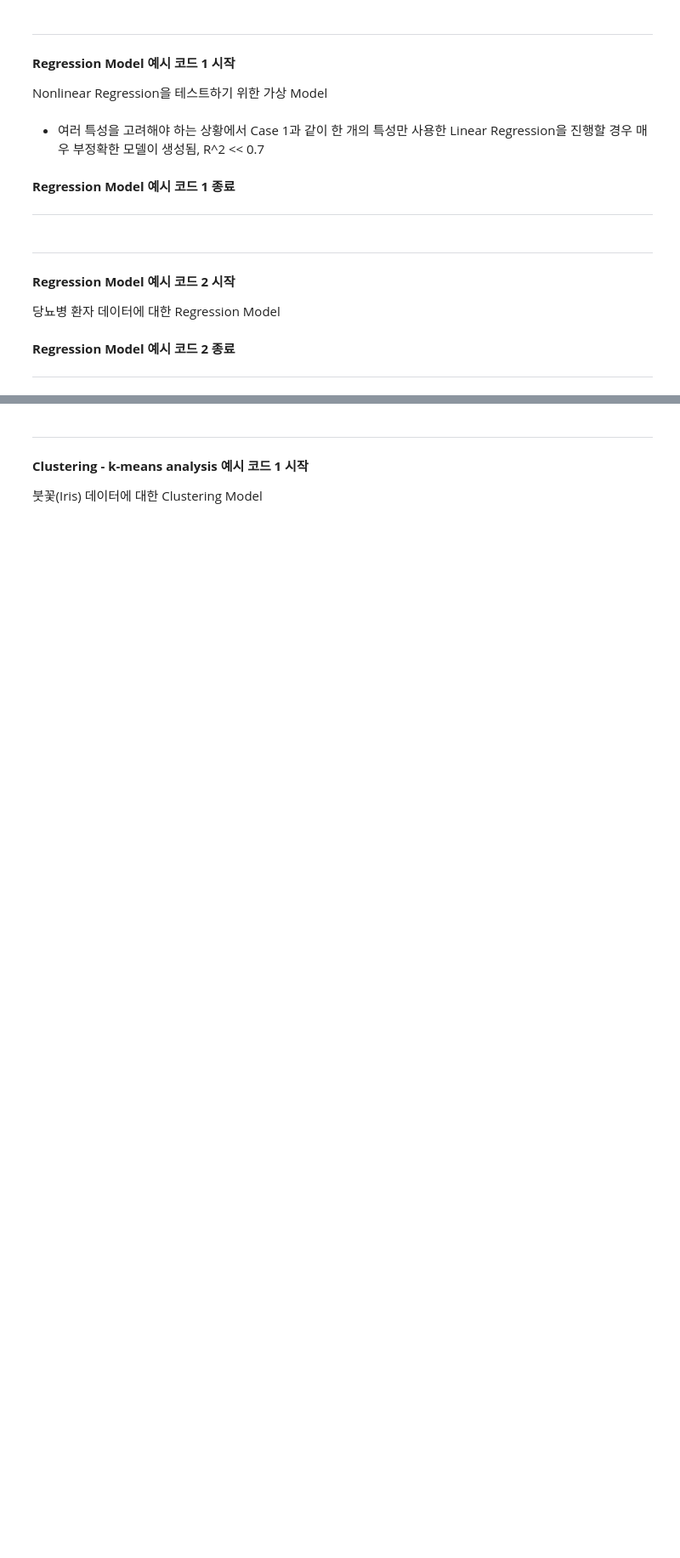
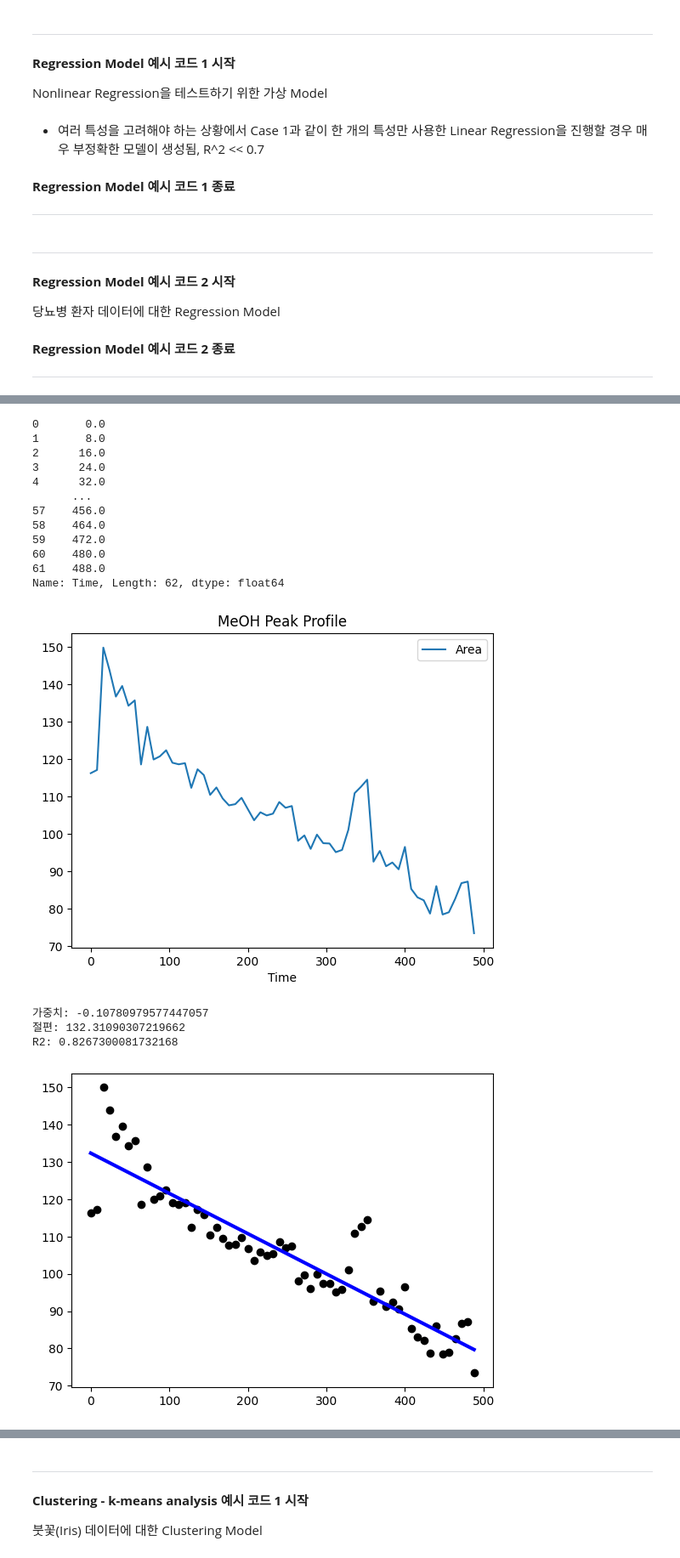
Before and after one commit to imbiotech/skbtML, a Jupyter notebook: k_pda_gmp_w_s.ipynb, the cells around one changed output, grey strips where cells are left out. Shown at 85% size. Drawn from its saved outputs; the diff is of its cells as text; code cells hidden in the pictures; blank space fills up the shorter version.

```diff
--- a/k_pda_gmp_w_s.ipynb
+++ b/k_pda_gmp_w_s.ipynb
@@ -535,0 +511,77 @@ plt.show()
+# %%
+import pandas as pd
+import matplotlib.pyplot as plt
+from sklearn import linear_model
+import datetime
+
+
+# 데이터 불러오기, 시간 별로 분석된 MeOH Peak Profile 데이터
+data = pd.read_csv("MeOH_profile.csv")
+
+
+# Time 열은 datetime 형태로 변환 후 2023-11-06 21:00을 0 시간으로 설정하여 시간차 계산 후 float 형으로 변환
+data["Time"] = pd.to_datetime(data["Time"])
+timezero = data["Time"][0]
+data["Time"] = data["Time"] - data["Time"][0]
+data["Time"] = data["Time"].dt.total_seconds() / 3600
+data["Time"] = data["Time"].astype(float)
+print(data["Time"])
+
+
+# Date 열을 인덱스로 설정
+data2 = data.copy()
+data2.set_index("Time", inplace=True)
+
+
+# 데이터 시각화, x-axis: Time, y-axis: Area, Title: MeOH Peak Profile
+data2.plot()
+plt.title("MeOH Peak Profile")
+plt.show()
+
+
+# 검증 없이 훈련 데이터만 사용하여 모델 생성 및 훈련
+model = linear_model.LinearRegression()
+model.fit(data[["Time"]], data[["Area"]])
+# Reshape your data either using array.reshape(-1, 1) if your data has a single feature or array.reshape(1, -1) if it contains a single sample.
+# 훈련 데이터의 형태가 1차원 배열이므로 2차원 배열로 변환 필요
+# 2차원으로 변환 필요한 이유? 2차원 배열로 변환하지 않으면 모델이 데이터를 인식하지 못함
+
+
+# 훈련 결과 확인
+print(f"가중치(기울기): {model.coef_[0][0]}") # 가중치 출력
+print(f"절편: {model.intercept_[0]}") # 절편 출력
+print(f'R2: {model.score(data[["Time"]], data[["Area"]])}') # 모델의 결정 계수(R^2) 출력
+
+
+# 훈련 결과 시각화
+plt.scatter(data[["Time"]], data[["Area"]], color="black")
+plt.plot(data[["Time"]], model.predict(data[["Time"]]), color="blue", linewidth=3)
+plt.show()
+
+
+# 생성된 모델로 Area가 0이되는 시간을 예측
+i = 0
+while True:
+    breakpoint = model.intercept_[0] + model.coef_[0][0] * i
+    if breakpoint <= 0:
+        break
+    i +=0.1
+print("Area가 0이 되는 시간: ", timezero + datetime.timedelta(hours=i))
+# %% [output]
+0       0.0
+1       8.0
+2      16.0
+3      24.0
+4      32.0
+      ...
+57    456.0
+58    464.0
+59    472.0
+60    480.0
+61    488.0
+Name: Time, Length: 62, dtype: float64
+[figure, added]
+가중치: -0.10780979577447057
+절편: 132.31090307219662
+R2: 0.8267300081732168
+[figure, added]
```
Also changed, not shown: parts of 37 cells of this notebook, 5 other files.
